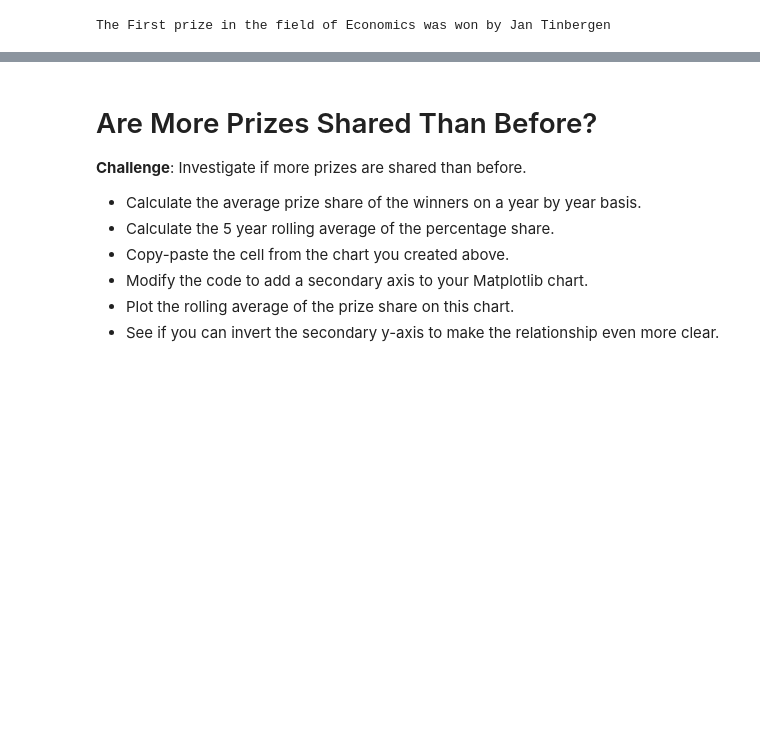
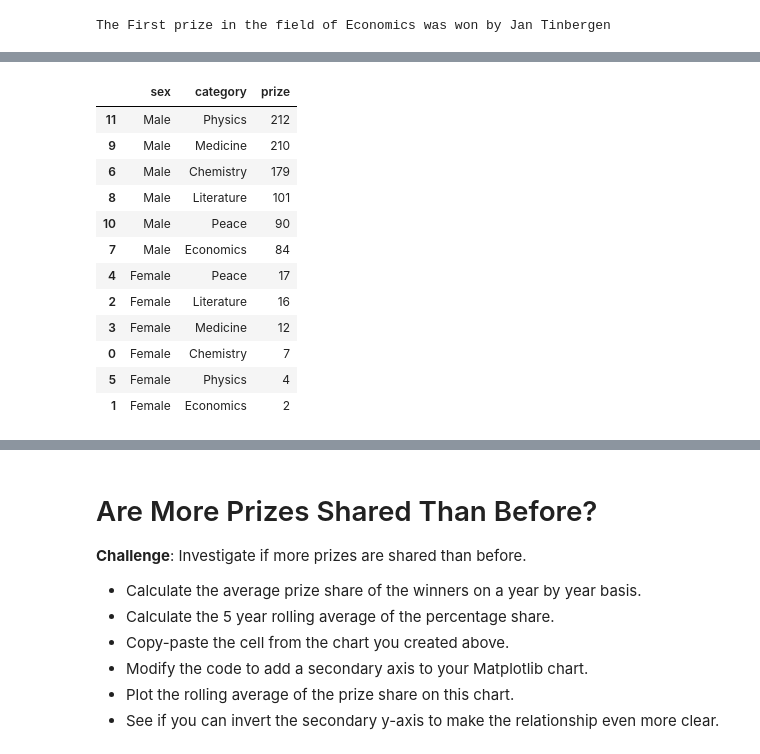
Before and after one commit to TahaThinks/DataScienceProjects2024, a Jupyter notebook: Nobel_Prize_Analysis_(start).ipynb, the cells around one changed output, grey strips where cells are left out. Drawn from its saved outputs; the diff is of its cells as text; code cells hidden in the pictures; blank space fills up the shorter version.

```diff
--- a/Nobel_Prize_Analysis_(start).ipynb
+++ b/Nobel_Prize_Analysis_(start).ipynb
@@ -357,3 +357,21 @@ The First prize in the field of Economics was won by Jan Tinbergen
 * Hover over the bar chart. How many prizes went to women in Literature compared to Physics?
 
 <img src=https://i.imgur.com/od8TfOp.png width=650>
+# %%
+gender_per_category = df_data.groupby(['sex','category'],as_index=False).agg({'prize': pd.Series.count})
+gender_per_category.sort_values('prize', ascending=False, inplace=True)
+gender_per_category
+# %% [output]
+|  | sex | category | prize |
+| 11 | Male | Physics | 212 |
+| 9 | Male | Medicine | 210 |
+| 6 | Male | Chemistry | 179 |
+| 8 | Male | Literature | 101 |
+| 10 | Male | Peace | 90 |
+| 7 | Male | Economics | 84 |
+| 4 | Female | Peace | 17 |
+| 2 | Female | Literature | 16 |
+| 3 | Female | Medicine | 12 |
+| 0 | Female | Chemistry | 7 |
+| 5 | Female | Physics | 4 |
+| 1 | Female | Economics | 2 |
```
Also changed, not shown: parts of 1 cell of this notebook.
